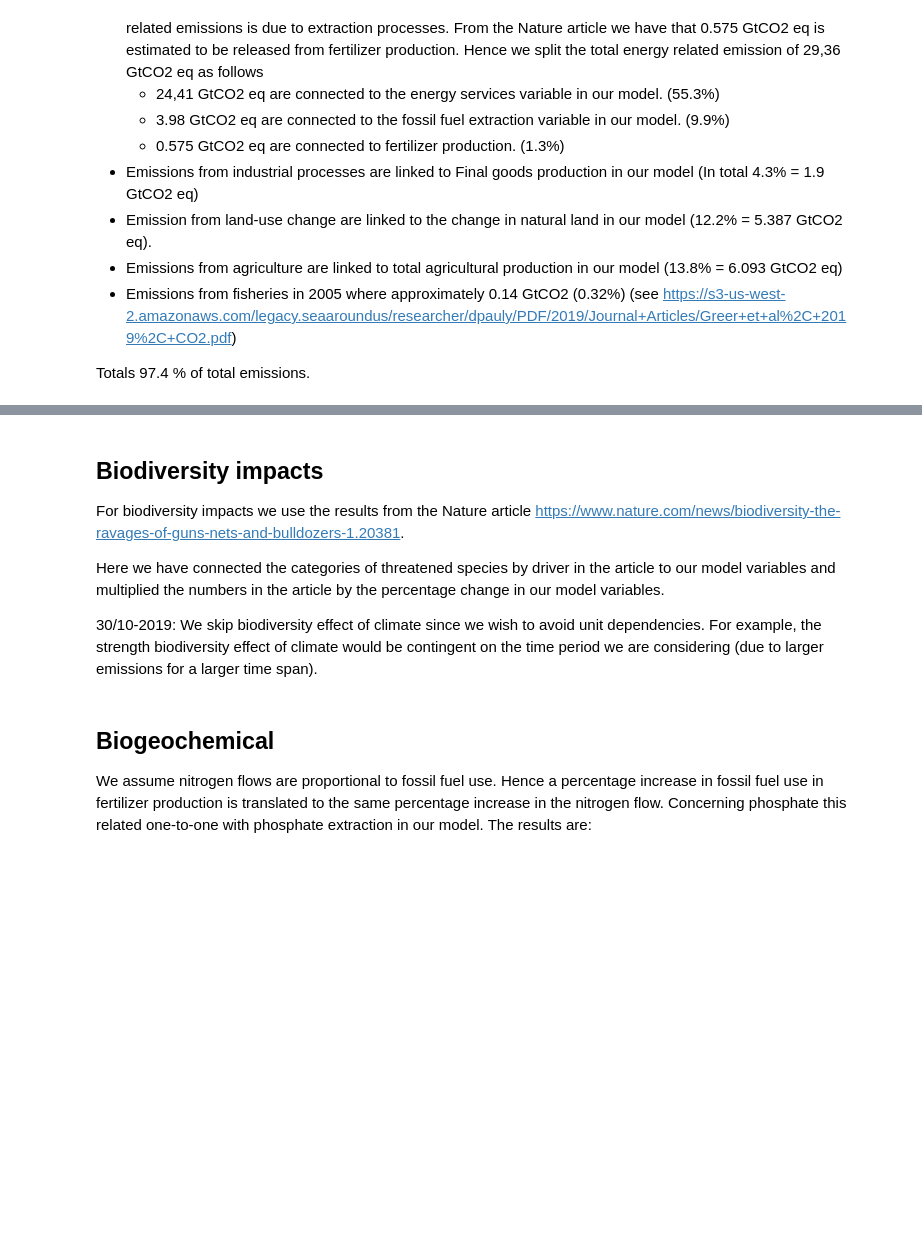
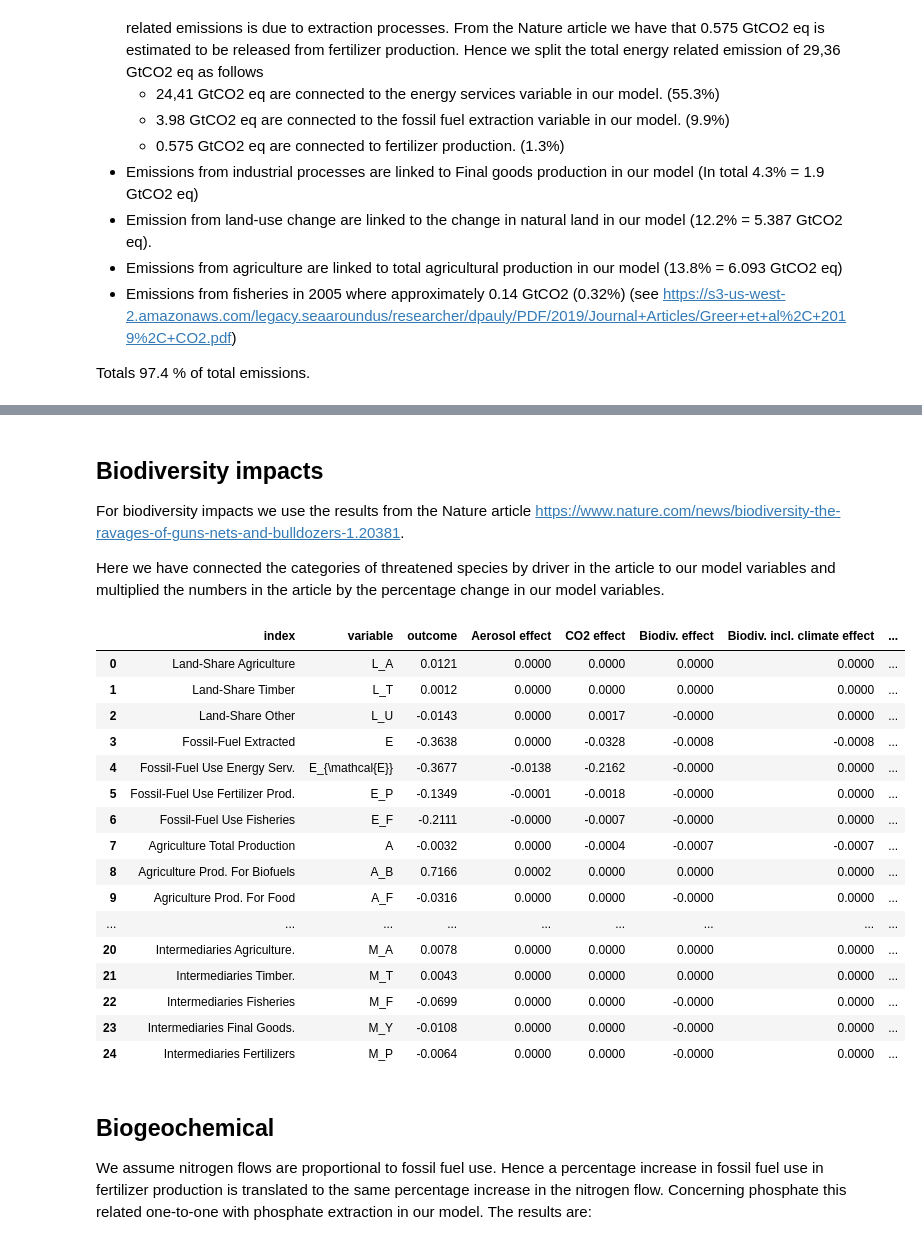
Before and after one commit to engstromgustav/carbonpricing_and_planetaryboundaries, a Jupyter notebook: PB-simulation_Nature_Communications - Final.ipynb, the cells around one changed output, grey strips where cells are left out. Drawn from its saved outputs; the diff is of its cells as text; code cells hidden in the pictures; blank space fills up the shorter version.

```diff
--- a/PB-simulation_Nature_Communications - Final.ipynb
+++ b/PB-simulation_Nature_Communications - Final.ipynb
@@ -570,0 +32,12 @@ df_carbontax_prices
+# %%
+# import necessary packages
+import numpy as np
+import pandas as pd
+import re
+import os, sys
+from itertools import product
+from web_model import params, model    # Load parameters and model implementation.
+pd.options.display.float_format = '{:20,.4f}'.format
+print(pd.__version__)
+print(np.__version__)
+# Note: Code has been tested with with Pandas version 0.23.4 and Numpy version 1.15.1
@@ -570,0 +49,4 @@ df_carbontax_prices
+# %%
+param_list = list(params.df_typing_formatting.T.to_dict().values())
+model_params = {row["keys"]: row["values"] for row in param_list}
+sm = model.SolveModel(model_params)
@@ -570,0 +55,5 @@ df_carbontax_prices
+# %%
+df_carbontax_quantities, df_carbontax_prices = sm.gen_results(
+    robust_check=True, biofuel_tax=0
+)
+df_carbontax_quantities
@@ -754,35 +366,37 @@ df_base_policy
 For biodiversity impacts we use the results from the Nature article https://www.nature.com/news/biodiversity-the-ravages-of-guns-nets-and-bulldozers-1.20381.
 
 Here we have connected the categories of threatened species by driver in the article to our model variables and multiplied the numbers in the article by the percentage change in our model variables.
-
-30/10-2019: We skip biodiversity effect of climate since we wish to avoid unit dependencies. For example, the strength biodiversity effect of climate would be contingent on the time period we are considering (due to larger emissions for a larger time span).
 # %%
 total_num_threats = 25779   # Non-mutually exclusive sum
 
 df_base_policy.loc[:, 'biodiv-val'] = 0
 df_base_policy.loc[3, 'biodiv-val'] = 56    # Energy production (OIL and GAS)
 df_base_policy.loc[16, 'biodiv-val'] = 56   # Energy production (Renewable Energy)
 df_base_policy.loc[17, 'biodiv-val'] = 1118 # Over exploitation (Fishing)
 df_base_policy.loc[18, 'biodiv-val'] = 4049 # Over exploitation (Logging)
 df_base_policy.loc[7, 'biodiv-val'] = 5407-112  # Agricultural activity
 df_base_policy.loc[13, 'biodiv-val'] = 1523     # Pollution (Agriculture)
 df_base_policy.loc[19, 'biodiv-val'] = 907+(1901-1523)+236+1219+833      # Urban dev. (industrial) + Pollution (except Agriculture) + Human dist. (work) + Transport + Energy production (Mining)
 df_base_policy.loc[:, 'Biodiv. effect'] = df_base_policy['outcome']*df_base_policy['biodiv-val']/total_num_threats
-df_base_policy.loc[:, 'Biodiv. climate effect'] = 0*df_base_policy['CO2 effect']*1688/total_num_threats
-df_base_policy.loc[:, 'Biodiv. incl. climate effect'] = 100*((1+df_base_policy.loc[:, 'Biodiv. effect']/100)*(1+df_base_policy.loc[:, 'Biodiv. climate effect']/100)-1)
-
-# total_effect_biodiversity = round(sum(df_base_policy['Biodiv. effect']), 4)
-# print('Total effect on biodiversity: ', total_effect_biodiversity, 'species')
-
-# total_effect_biodiversity_incl_climate = total_effect_biodiversity + 1688*total_co2_effect_percent
-# print('Total effect on biodiversity incl. climate change: ', total_effect_biodiversity_incl_climate, 'species')
-
-# print('Total effect on biodiversity incl. climate change percent: ', total_effect_biodiversity_incl_climate/total_num_threatend_species, '%')
-df_base_policy = df_base_policy.drop(columns=['biodiv-val'])
-
-print('Total effect:', round(df_base_policy['Biodiv. incl. climate effect'].sum(), 5), '%')
-
 df_base_policy
+# %% [output]
+|  | index | variable | outcome | Aerosol effect | CO2 effect | Biodiv. effect | Biodiv. incl. climate effect | ... |
+| 0 | Land-Share Agriculture | L_A | 0.0121 | 0.0000 | 0.0000 | 0.0000 | 0.0000 | ... |
+| 1 | Land-Share Timber | L_T | 0.0012 | 0.0000 | 0.0000 | 0.0000 | 0.0000 | ... |
+| 2 | Land-Share Other | L_U | -0.0143 | 0.0000 | 0.0017 | -0.0000 | 0.0000 | ... |
+| 3 | Fossil-Fuel Extracted | E | -0.3638 | 0.0000 | -0.0328 | -0.0008 | -0.0008 | ... |
+| 4 | Fossil-Fuel Use Energy Serv. | E_{\mathcal{E}} | -0.3677 | -0.0138 | -0.2162 | -0.0000 | 0.0000 | ... |
+| 5 | Fossil-Fuel Use Fertilizer Prod. | E_P | -0.1349 | -0.0001 | -0.0018 | -0.0000 | 0.0000 | ... |
+| 6 | Fossil-Fuel Use Fisheries | E_F | -0.2111 | -0.0000 | -0.0007 | -0.0000 | 0.0000 | ... |
+| 7 | Agriculture Total Production | A | -0.0032 | 0.0000 | -0.0004 | -0.0007 | -0.0007 | ... |
+| 8 | Agriculture Prod. For Biofuels | A_B | 0.7166 | 0.0002 | 0.0000 | 0.0000 | 0.0000 | ... |
+| 9 | Agriculture Prod. For Food | A_F | -0.0316 | 0.0000 | 0.0000 | -0.0000 | 0.0000 | ... |
+| ... | ... | ... | ... | ... | ... | ... | ... | ... |
+| 20 | Intermediaries Agriculture. | M_A | 0.0078 | 0.0000 | 0.0000 | 0.0000 | 0.0000 | ... |
+| 21 | Intermediaries Timber. | M_T | 0.0043 | 0.0000 | 0.0000 | 0.0000 | 0.0000 | ... |
+| 22 | Intermediaries Fisheries | M_F | -0.0699 | 0.0000 | 0.0000 | -0.0000 | 0.0000 | ... |
+| 23 | Intermediaries Final Goods. | M_Y | -0.0108 | 0.0000 | 0.0000 | -0.0000 | 0.0000 | ... |
+| 24 | Intermediaries Fertilizers | M_P | -0.0064 | 0.0000 | 0.0000 | -0.0000 | 0.0000 | ... |
 # %% [markdown]
 ## Biogeochemical
 
```
Also changed, not shown: parts of 62 cells of this notebook, 3 other files.
